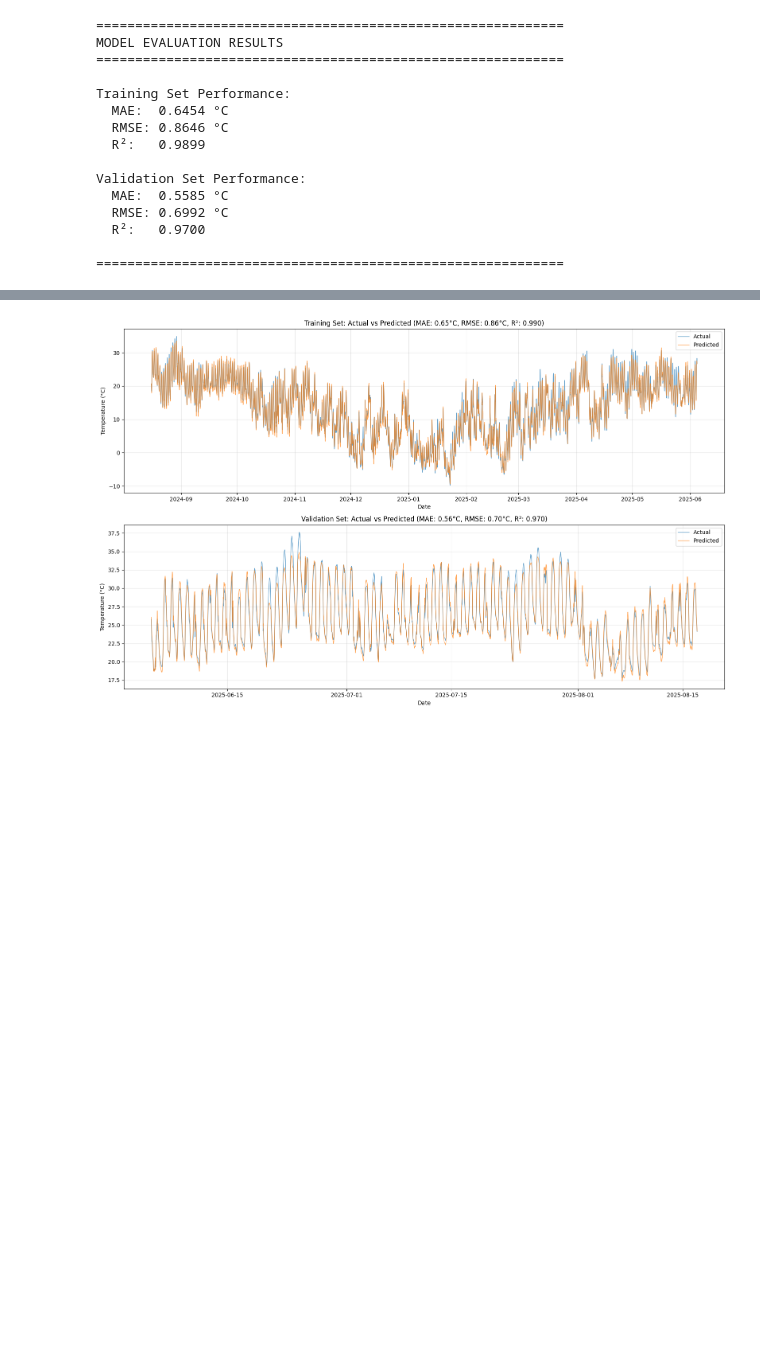
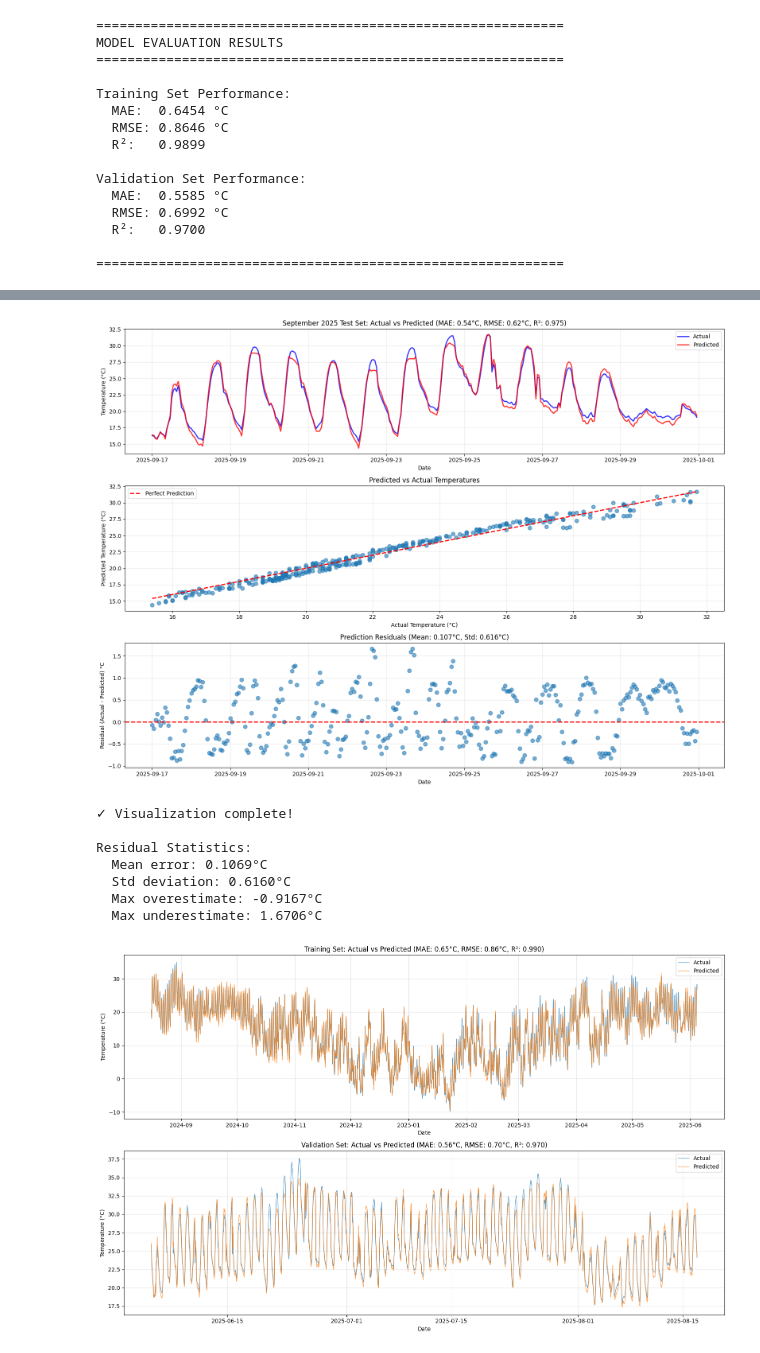
Before and after one commit to SophiaYifei/rdu-temp-forecast-14day, a Jupyter notebook: linear_regression_model.ipynb, the cells around one changed output, grey strips where cells are left out. Cells and saved outputs as stored; diff of their text form; code cells hidden in the pictures; blank space fills up the shorter version.

```diff
--- a/linear_regression_model.ipynb
+++ b/linear_regression_model.ipynb
@@ -390,0 +430,20 @@ Validation Set Performance:
+# %%
+# Apply same feature engineering to test set
+test_df['hour'] = test_df['time'].dt.hour
+test_df['day_of_year'] = test_df['time'].dt.dayofyear
+
+# Cyclical encoding
+test_df['hour_sin'] = np.sin(2 * np.pi * test_df['hour'] / 24)
+test_df['hour_cos'] = np.cos(2 * np.pi * test_df['hour'] / 24)
+test_df['day_sin'] = np.sin(2 * np.pi * test_df['day_of_year'] / 365.25)
+test_df['day_cos'] = np.cos(2 * np.pi * test_df['day_of_year'] / 365.25)
+
+# Prepare test features
+X_test = test_df[feature_cols]
+y_test = test_df[target_col]
+
+print("✓ Test set features prepared!")
+print(f"  X_test: {X_test.shape}")
+print(f"  y_test: {y_test.shape}")
+print(f"\nTest features preview:")
+print(X_test.head())
@@ -391,3 +524,52 @@ Validation Set Performance:
+# %%
+# Visualize September 2025 test set predictions
+fig, axes = plt.subplots(3, 1, figsize=(16, 12))
+
+# Time series plot
+axes[0].plot(test_df['time'], test_df['temperature_2m'], label='Actual', alpha=0.8, linewidth=2, color='blue')
+axes[0].plot(test_df['time'], test_df['predictions'], label='Predicted', alpha=0.8, linewidth=2, color='red')
+axes[0].set_xlabel('Date')
+axes[0].set_ylabel('Temperature (°C)')
+axes[0].set_title(f'September 2025 Test Set: Actual vs Predicted (MAE: {test_mae:.2f}°C, RMSE: {test_rmse:.2f}°C, R²: {test_r2:.3f})')
+axes[0].legend()
+axes[0].grid(True, alpha=0.3)
+
+# Scatter plot: predicted vs actual
+axes[1].scatter(y_test, y_test_pred, alpha=0.6, s=50)
+axes[1].plot([y_test.min(), y_test.max()], [y_test.min(), y_test.max()], 'r--', lw=2, label='Perfect Prediction')
+axes[1].set_xlabel('Actual Temperature (°C)')
+axes[1].set_ylabel('Predicted Temperature (°C)')
+axes[1].set_title('Predicted vs Actual Temperatures')
+axes[1].legend()
+axes[1].grid(True, alpha=0.3)
+
+# Residuals plot
+residuals = y_test - y_test_pred
+axes[2].scatter(test_df['time'], residuals, alpha=0.6, s=50)
+axes[2].axhline(y=0, color='r', linestyle='--', linewidth=2)
+axes[2].set_xlabel('Date')
+axes[2].set_ylabel('Residual (Actual - Predicted) °C')
+axes[2].set_title(f'Prediction Residuals (Mean: {residuals.mean():.3f}°C, Std: {residuals.std():.3f}°C)')
+axes[2].grid(True, alpha=0.3)
+
+plt.tight_layout()
+plt.show()
+
+print(f"\n✓ Visualization complete!")
+print(f"\nResidual Statistics:")
+print(f"  Mean error: {residuals.mean():.4f}°C")
+print(f"  Std deviation: {residuals.std():.4f}°C")
+print(f"  Max overestimate: {residuals.min():.4f}°C")
+print(f"  Max underestimate: {residuals.max():.4f}°C")
+# %% [output]
+[figure, added]
+✓ Visualization complete!
+
+Residual Statistics:
+  Mean error: 0.1069°C
+  Std deviation: 0.6160°C
+  Max overestimate: -0.9167°C
+  Max underestimate: 1.6706°C
 # %%
 # Visualize predictions vs actual temperatures
 fig, axes = plt.subplots(2, 1, figsize=(16, 10))
```
Also changed, not shown: parts of 7 cells of this notebook, 3 other files.
